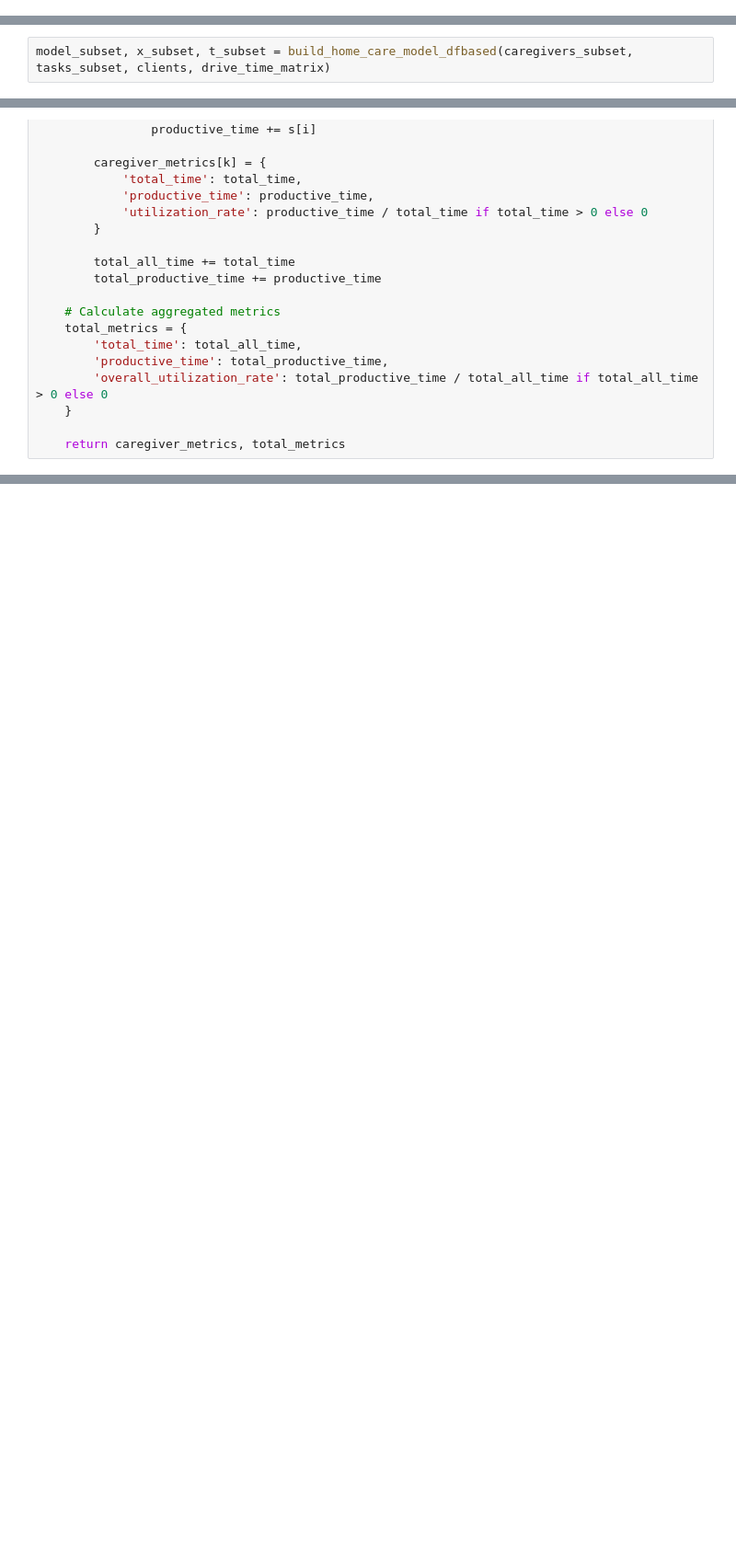
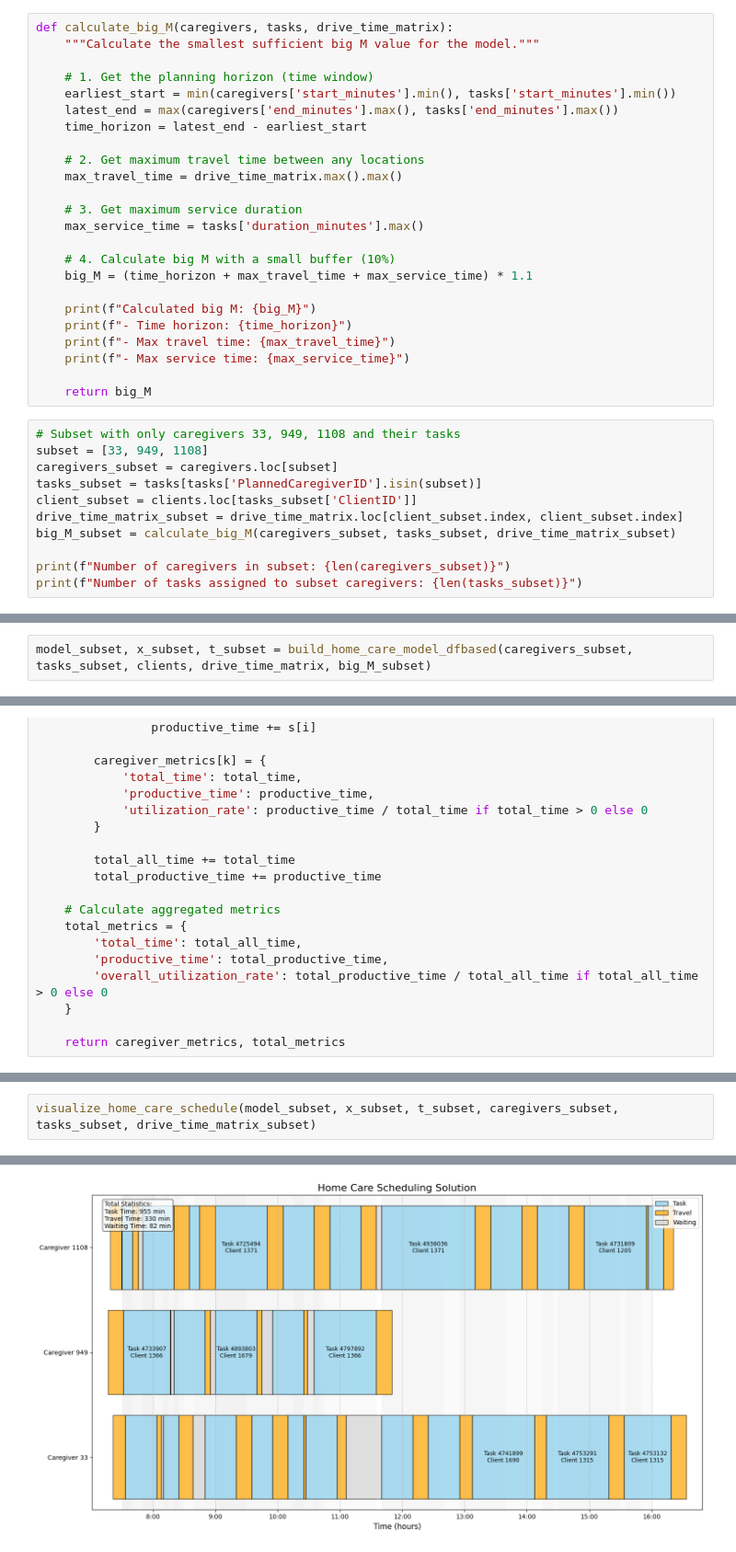
Before and after one commit to vilhelm-k/SA120X_KEX, a Jupyter notebook: Model.ipynb, the cells around one changed output, grey strips where cells are left out. Shown at 92% size. Cells and saved outputs as stored; diff of their text form; blank space fills up the shorter version.

```diff
--- a/Model.ipynb
+++ b/Model.ipynb
@@ -192,3 +194,38 @@ def build_home_care_model_dfbased(
                         name=f'TimeLink[{k},{i}->{j}]'
                     )
     return model, x, t
+# %%
+def calculate_big_M(caregivers, tasks, drive_time_matrix):
+    """Calculate the smallest sufficient big M value for the model."""
+
+    # 1. Get the planning horizon (time window)
+    earliest_start = min(caregivers['start_minutes'].min(), tasks['start_minutes'].min())
+    latest_end = max(caregivers['end_minutes'].max(), tasks['end_minutes'].max())
+    time_horizon = latest_end - earliest_start
+
+    # 2. Get maximum travel time between any locations
+    max_travel_time = drive_time_matrix.max().max()
+
+    # 3. Get maximum service duration
+    max_service_time = tasks['duration_minutes'].max()
+
+    # 4. Calculate big M with a small buffer (10%)
+    big_M = (time_horizon + max_travel_time + max_service_time) * 1.1
+
+    print(f"Calculated big M: {big_M}")
+    print(f"- Time horizon: {time_horizon}")
+    print(f"- Max travel time: {max_travel_time}")
+    print(f"- Max service time: {max_service_time}")
+
+    return big_M
+# %%
+# Subset with only caregivers 33, 949, 1108 and their tasks
+subset = [33, 949, 1108]
+caregivers_subset = caregivers.loc[subset]
+tasks_subset = tasks[tasks['PlannedCaregiverID'].isin(subset)]
+client_subset = clients.loc[tasks_subset['ClientID']]
+drive_time_matrix_subset = drive_time_matrix.loc[client_subset.index, client_subset.index]
+big_M_subset = calculate_big_M(caregivers_subset, tasks_subset, drive_time_matrix_subset)
+
+print(f"Number of caregivers in subset: {len(caregivers_subset)}")
+print(f"Number of tasks assigned to subset caregivers: {len(tasks_subset)}")
@@ -194,0 +239,2 @@ def build_home_care_model_dfbased(
+# %%
+model_subset, x_subset, t_subset = build_home_care_model_dfbased(caregivers_subset, tasks_subset, clients, drive_time_matrix, big_M_subset)
@@ -223,2 +300,0 @@ Number of tasks assigned to subset caregivers: 27
-# %%
-model_subset, x_subset, t_subset = build_home_care_model_dfbased(caregivers_subset, tasks_subset, clients, drive_time_matrix)
@@ -324,0 +858,3 @@ def extract_model_metrics(model, x, t, K, V, s, sigma, tau):
+# %%
+visualize_home_care_schedule(model_subset, x_subset, t_subset, caregivers_subset, tasks_subset, drive_time_matrix_subset)
+# %% [output]
@@ -324,0 +876 @@ def extract_model_metrics(model, x, t, K, V, s, sigma, tau):
+[figure, added]
```
Also changed, not shown: parts of 17 cells of this notebook, 1 other file.
